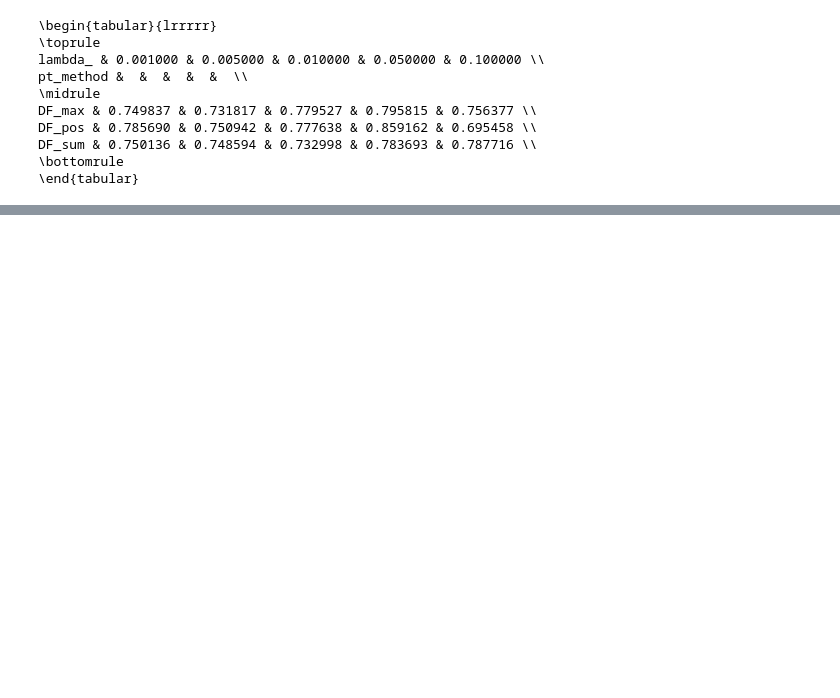
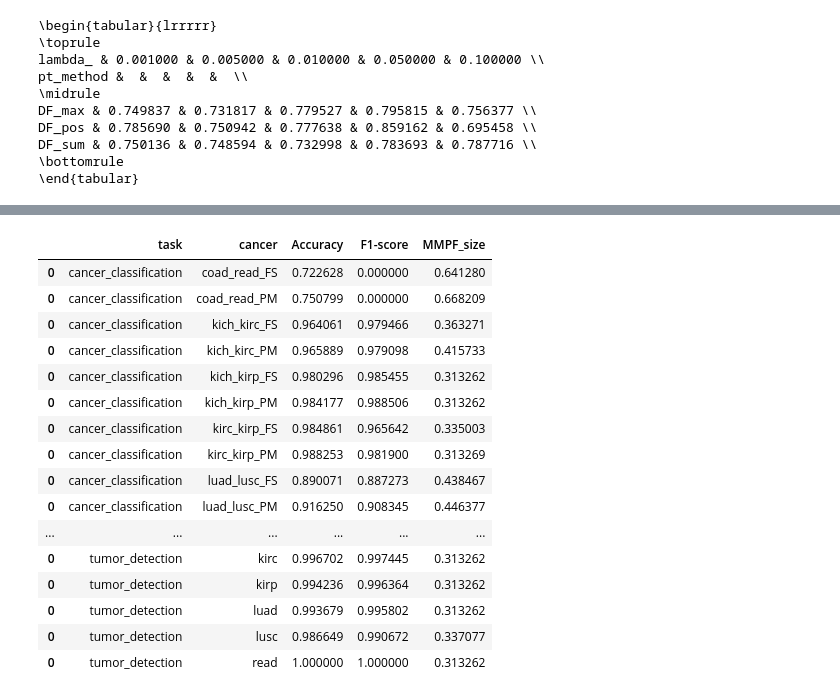
Before and after one commit to gaspardvilla/Intersectional-Fairness-on-Histopathological-images-classification, a Jupyter notebook: results.ipynb, the cells around one changed output, grey strips where cells are left out. Saved outputs shown, nothing was run; the diff lists cells and outputs as text; code cells hidden in the pictures; blank space fills up the shorter version.

```diff
--- a/results.ipynb
+++ b/results.ipynb
@@ -161,7 +158,7 @@ def check_results_foulds(task : str,
 
     # Extract the results pkl files
     preds_path = 'results/preds/run_100/add_protected_atts_1/Foulds'
-    results = pd.read_pickle(preds_path + f'/{task}/{cancer}/lambda_{lambda_}/{pt_method}/results.pkl')
+    results = pd.read_pickle(preds_path + f'/{task}/{cancer}/lambda_{lambda_}/{pt_method}/best_results.pkl')
 
     # Compute the metrics
     # Accuracy
@@ -195,7 +192,7 @@ for comb in COMBS_FOULDS:
     pt_method = comb[3]
 
     # Get the metrics
-    df_foulds = check_results_foulds(task, cancer, l, pt_method, df_foulds, 'val_')
+    df_foulds = check_results_foulds(task, cancer, l, pt_method, df_foulds, 'test_')
 df_foulds.reset_index(inplace = True, drop = True)
 # %% [output]
 ['cancer_classification', 'coad_read_FS', 0.001, 'DF_pos']
@@ -296,0 +449,20 @@ DF_sum & 0.750136 & 0.748594 & 0.732998 & 0.783693 & 0.787716 \\
+# %%
+df_martinez
+# %% [output]
+|  | task | cancer | Accuracy | F1-score | MMPF_size |
+| 0 | cancer_classification | coad_read_FS | 0.722628 | 0.000000 | 0.641280 |
+| 0 | cancer_classification | coad_read_PM | 0.750799 | 0.000000 | 0.668209 |
+| 0 | cancer_classification | kich_kirc_FS | 0.964061 | 0.979466 | 0.363271 |
+| 0 | cancer_classification | kich_kirc_PM | 0.965889 | 0.979098 | 0.415733 |
+| 0 | cancer_classification | kich_kirp_FS | 0.980296 | 0.985455 | 0.313262 |
+| 0 | cancer_classification | kich_kirp_PM | 0.984177 | 0.988506 | 0.313262 |
+| 0 | cancer_classification | kirc_kirp_FS | 0.984861 | 0.965642 | 0.335003 |
+| 0 | cancer_classification | kirc_kirp_PM | 0.988253 | 0.981900 | 0.313269 |
+| 0 | cancer_classification | luad_lusc_FS | 0.890071 | 0.887273 | 0.438467 |
+| 0 | cancer_classification | luad_lusc_PM | 0.916250 | 0.908345 | 0.446377 |
+| ... | ... | ... | ... | ... | ... |
+| 0 | tumor_detection | kirc | 0.996702 | 0.997445 | 0.313262 |
+| 0 | tumor_detection | kirp | 0.994236 | 0.996364 | 0.313262 |
+| 0 | tumor_detection | luad | 0.993679 | 0.995802 | 0.313262 |
+| 0 | tumor_detection | lusc | 0.986649 | 0.990672 | 0.337077 |
+| 0 | tumor_detection | read | 1.000000 | 1.000000 | 0.313262 |
```
Also changed, not shown: parts of 14 cells of this notebook, 6 other files.
